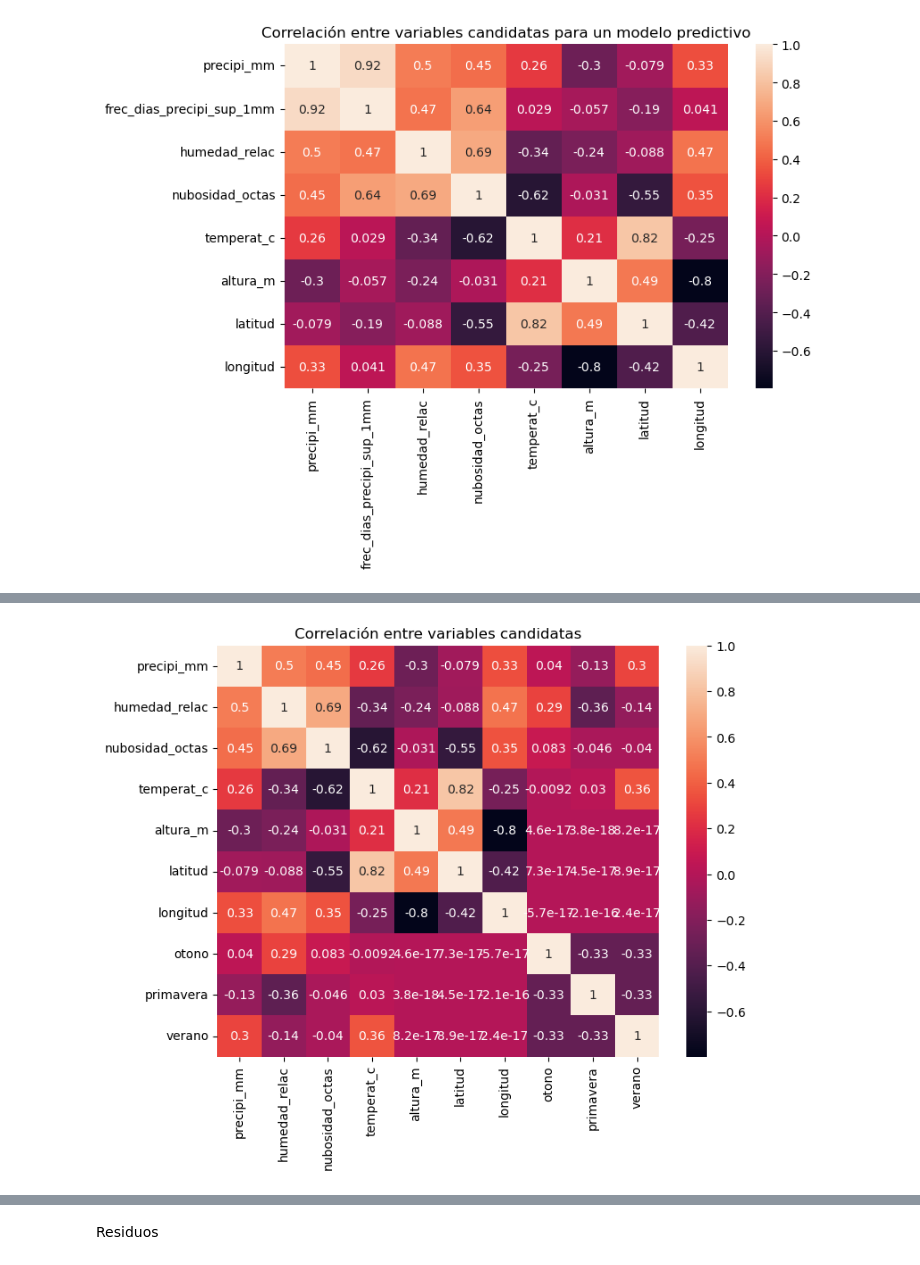
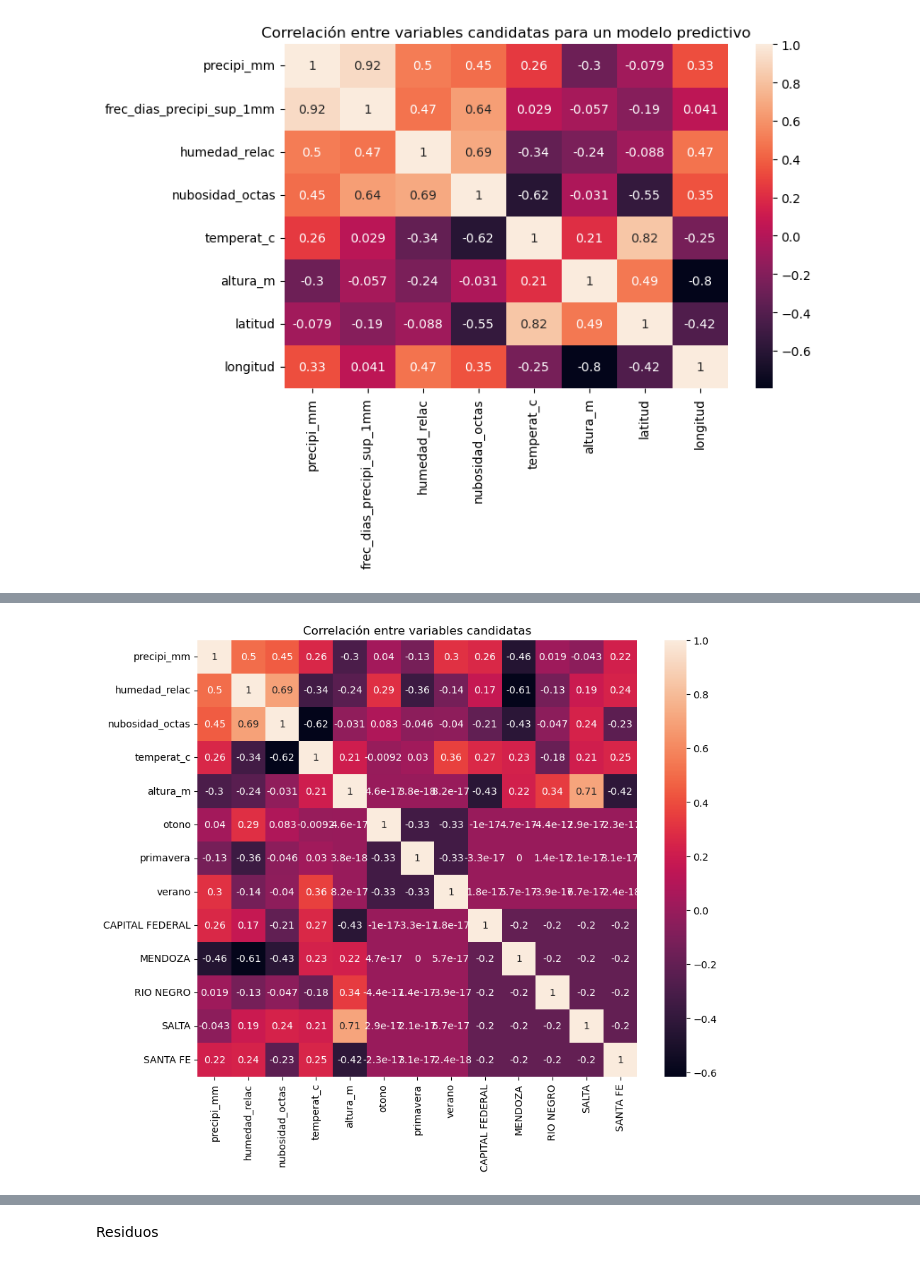
Before and after one commit to CaroRuiz92/etl_clima_zonas_argentinas, a Jupyter notebook: notebooks/visualizacion_datos.ipynb, the cells around one changed output, grey strips where cells are left out. Drawn from its saved outputs; the diff is of its cells as text; code cells hidden in the pictures.

Commit message:
Se crean dummies relac a provincias

```diff
--- a/notebooks/visualizacion_datos.ipynb
+++ b/notebooks/visualizacion_datos.ipynb
@@ -120,8 +120,10 @@ def clasificar(mes):
 data_dumm['epoca'] = data_dumm['mes'].apply(clasificar)
 # %%
 dumm_epoca = pd.get_dummies(data_dumm['epoca'], drop_first=True).astype(int)
+# %%
+dumm_prov = pd.get_dummies(data_dumm['provincia'], drop_first=True).astype(int)
 # %%
-data_dumm = pd.concat([data_dumm, dumm_epoca], axis=1)
+data_dumm = pd.concat([data_dumm, dumm_epoca, dumm_prov], axis=1)
 # %%
 data_dumm.head()
 # %% [output]
@@ -136,5 +139,7 @@ Se eliminan columnas que no se consideran útiles para el modelo
 # %%
-data_dumm.drop(['estacion', 'mes', 'provincia', 'temperat_max_c', 'temperat_min_c','frec_dias_precipi_sup_1mm', 'veloc_kmh_viento_2011_2020'], axis=1, inplace=True)
+data_dumm.drop(['estacion', 'mes', 'provincia', 'temperat_max_c', 'temperat_min_c',
+                'frec_dias_precipi_sup_1mm', 'veloc_kmh_viento_2011_2020', 'epoca',
+               'latitud', 'longitud'], axis=1, inplace=True)
 # %%
 data_dumm.head()
 # %% [output]
@@ -147,10 +152,10 @@ data_dumm.head()
 # %%
-plt.figure(figsize=(8, 6))
+plt.figure(figsize=(10, 8))
 sns.heatmap(data_dumm[['precipi_mm', 'humedad_relac',
                   'nubosidad_octas', 'temperat_c',
-                  'altura_m', 'latitud', 'longitud',
-                 'otono', 'primavera', 'verano']].corr(method = 'pearson'), annot=True)
+                  'altura_m', 'otono', 'primavera', 'verano',
+                      'CAPITAL FEDERAL', 'MENDOZA', 'RIO NEGRO', 'SALTA', 'SANTA FE']].corr(method = 'pearson'), annot=True)
 plt.title('Correlación entre variables candidatas')
 plt.show()
 # %% [output]
-[figure, old version]
+[figure, new version]
```
Also changed, not shown: parts of 21 cells of this notebook.
